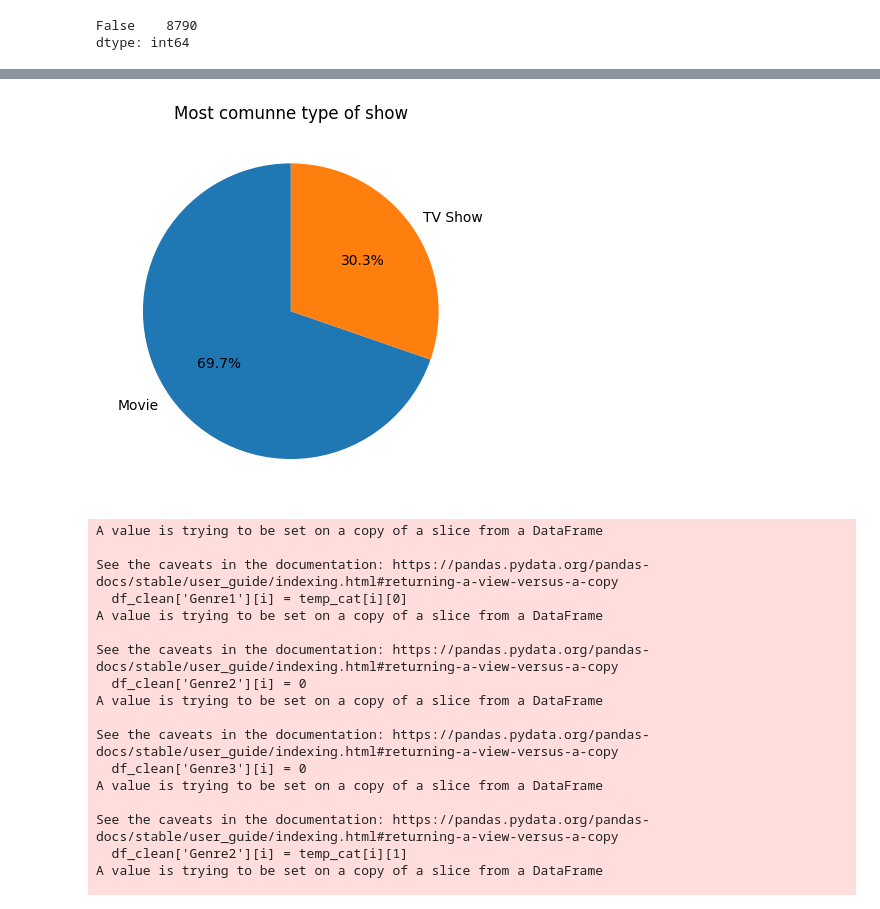
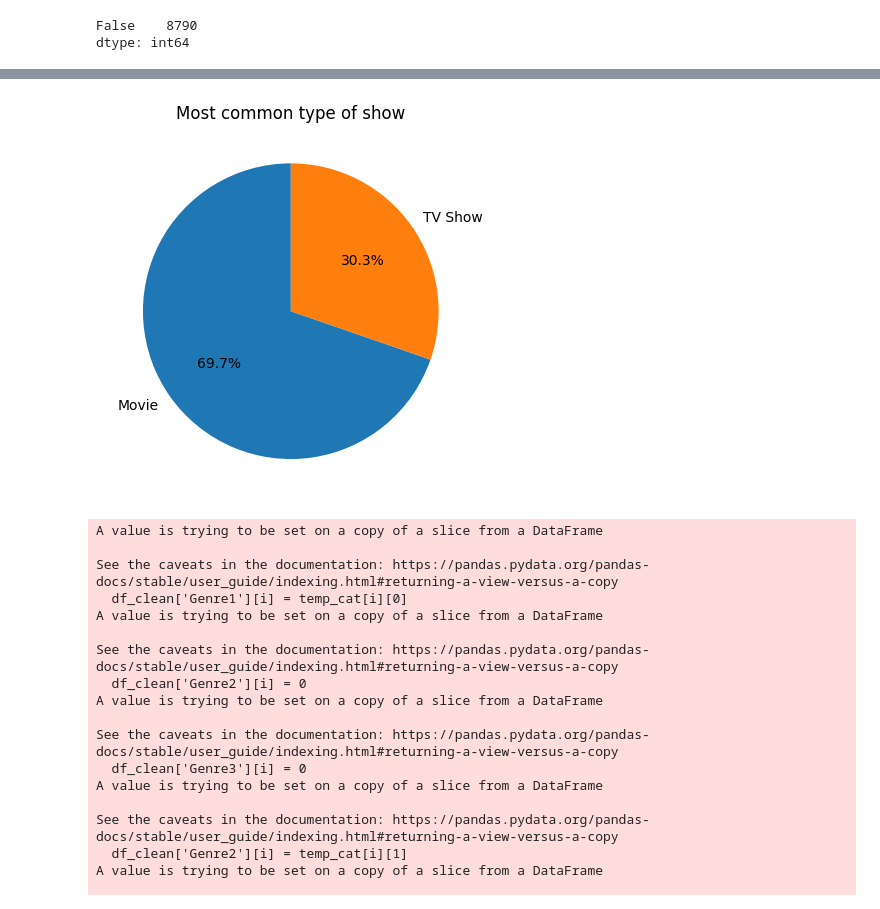
Before and after one commit to adamlouafi/netflix_datascience, a Jupyter notebook: netflix.ipynb, the cells around one changed output, grey strips where cells are left out. Cells and saved outputs as stored; diff of their text form; code cells hidden in the pictures.

```diff
--- a/netflix.ipynb
+++ b/netflix.ipynb
@@ -78,16 +77,16 @@ mostCommuneDuration(data=netflix,nbr=10)
 # %%
-def mostTypeOfSohw(data=netflix):
+def mostTypeOfShow(data=netflix):
     data=netflix.groupby(by="type").count()
     data=data["show_id"]
     labels=data.index
     values=list(data)
     plt.pie(values,labels=labels, autopct='%1.1f%%', startangle=90)
-    plt.title("Most comunne type of show")
+    plt.title("Most common type of show")
     plt.show
-# %%
-mostTypeOfSohw()
-# %% [output]
-[figure, removed]
+# %%
+mostTypeOfShow()
+# %% [output]
+[figure, added]
 # %%
 #cleanning of themes
 df_clean=netflix
```
Also changed, not shown: parts of 9 cells of this notebook, 1 other file.
